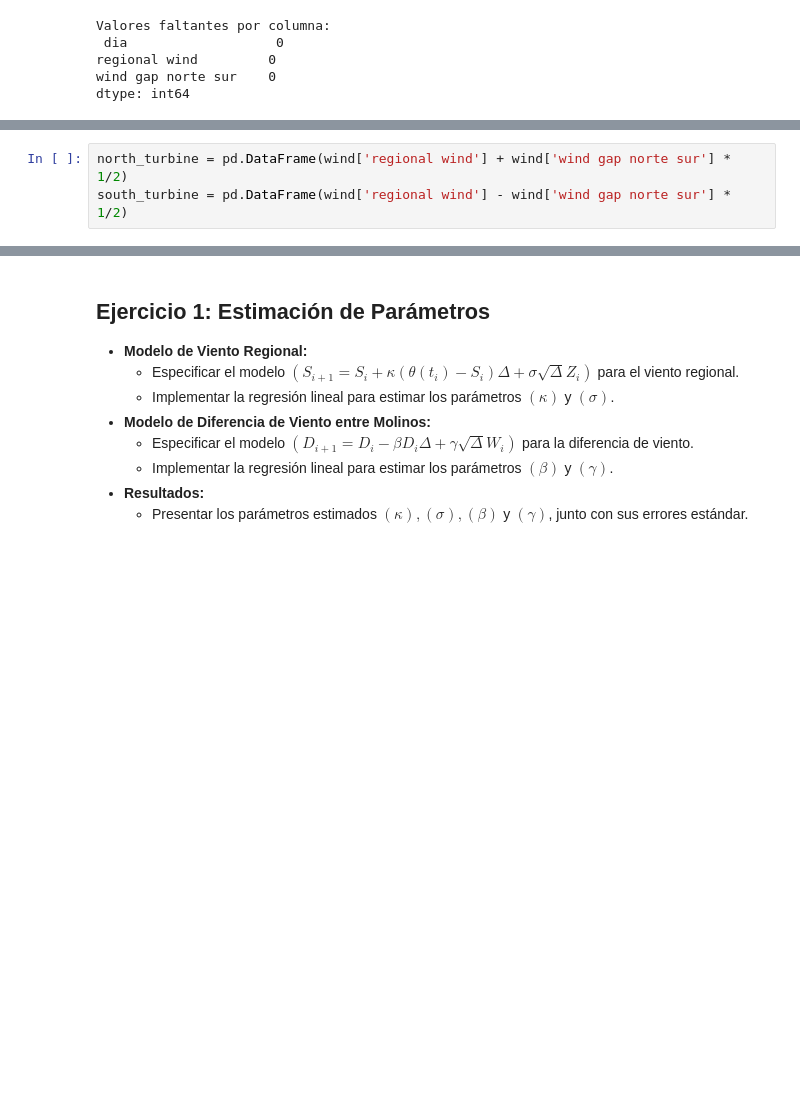
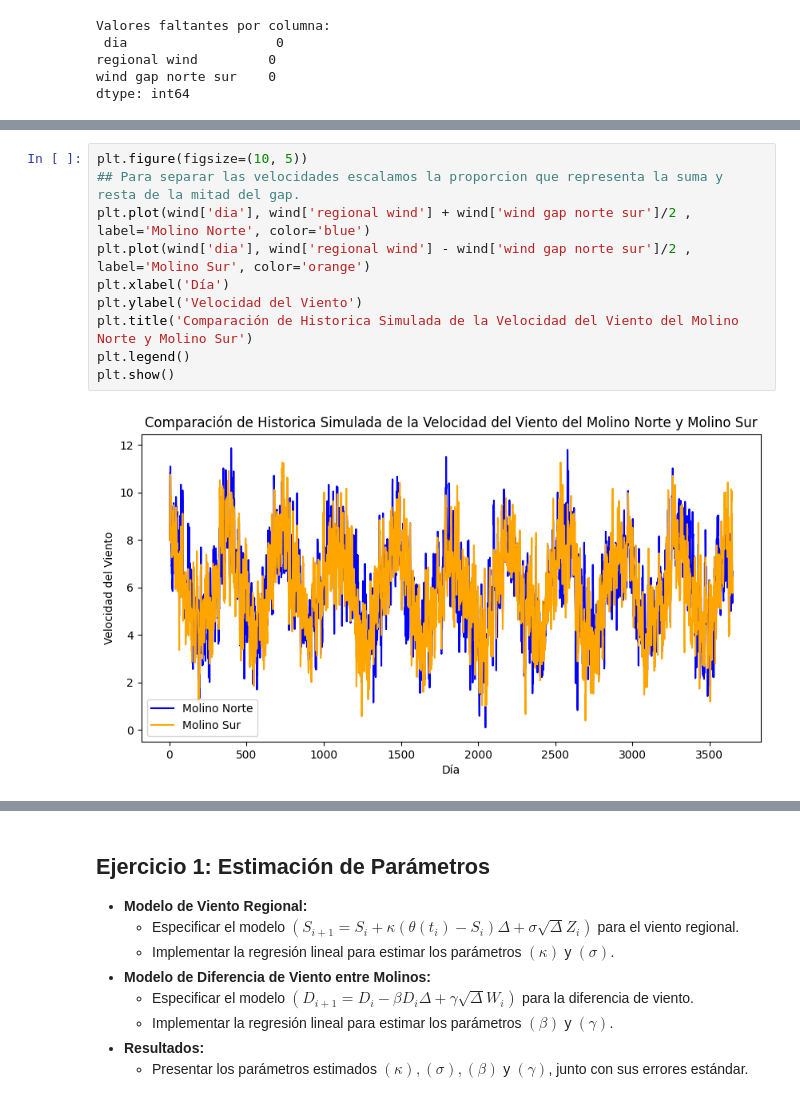
Before and after one commit to olmiave/ACN_TP1, a Jupyter notebook: TP1.ipynb, the cells around one changed output, grey strips where cells are left out. Saved outputs shown, nothing was run; the diff lists cells and outputs as text; blank space fills up the shorter version.

```diff
--- a/TP1.ipynb
+++ b/TP1.ipynb
@@ -123,4 +105,13 @@ plt.show()
-# %%
-north_turbine = pd.DataFrame(wind['regional wind'] + wind['wind gap norte sur'] * 1/2)
-south_turbine = pd.DataFrame(wind['regional wind'] - wind['wind gap norte sur'] * 1/2)
+# %%
+plt.figure(figsize=(10, 5))
+## Para separar las velocidades escalamos la proporcion que representa la suma y resta de la mitad del gap.
+plt.plot(wind['dia'], wind['regional wind'] + wind['wind gap norte sur']/2 , label='Molino Norte', color='blue')
+plt.plot(wind['dia'], wind['regional wind'] - wind['wind gap norte sur']/2 , label='Molino Sur', color='orange')
+plt.xlabel('Día')
+plt.ylabel('Velocidad del Viento')
+plt.title('Comparación de Historica Simulada de la Velocidad del Viento del Molino Norte y Molino Sur')
+plt.legend()
+plt.show()
+# %% [output]
+[figure, added]
 # %%
```
Also changed, not shown: parts of 22 cells of this notebook.
